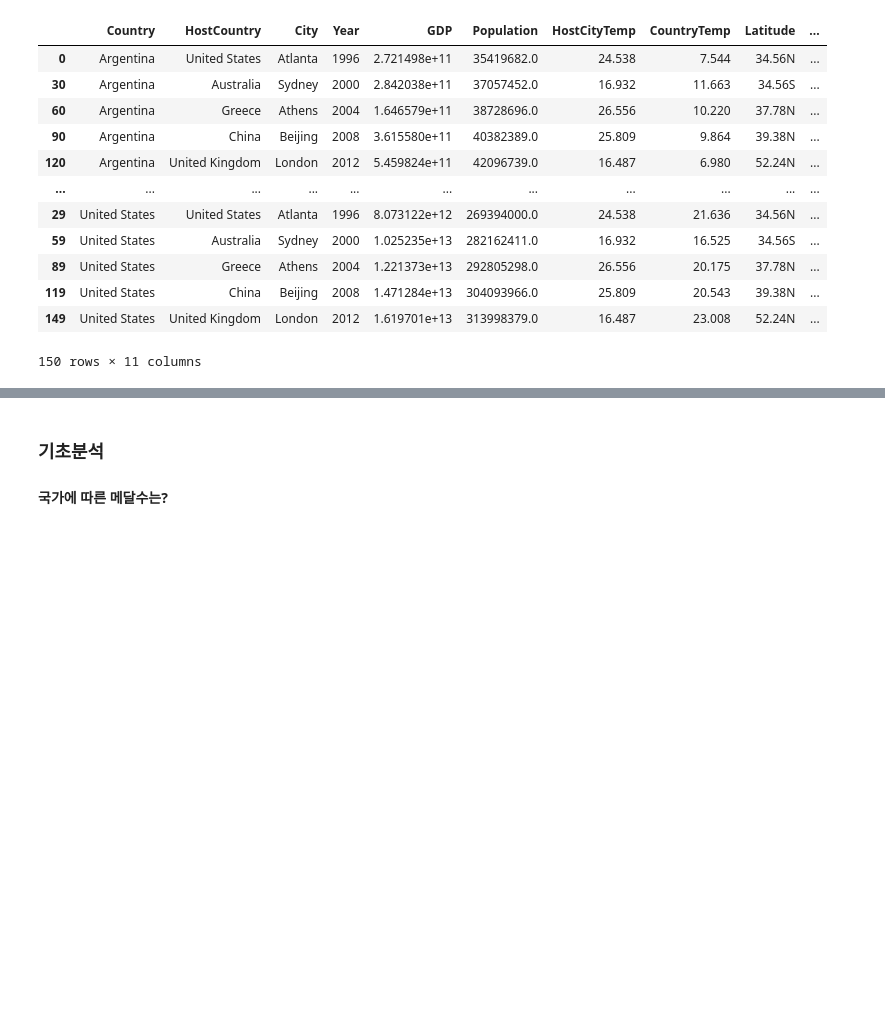
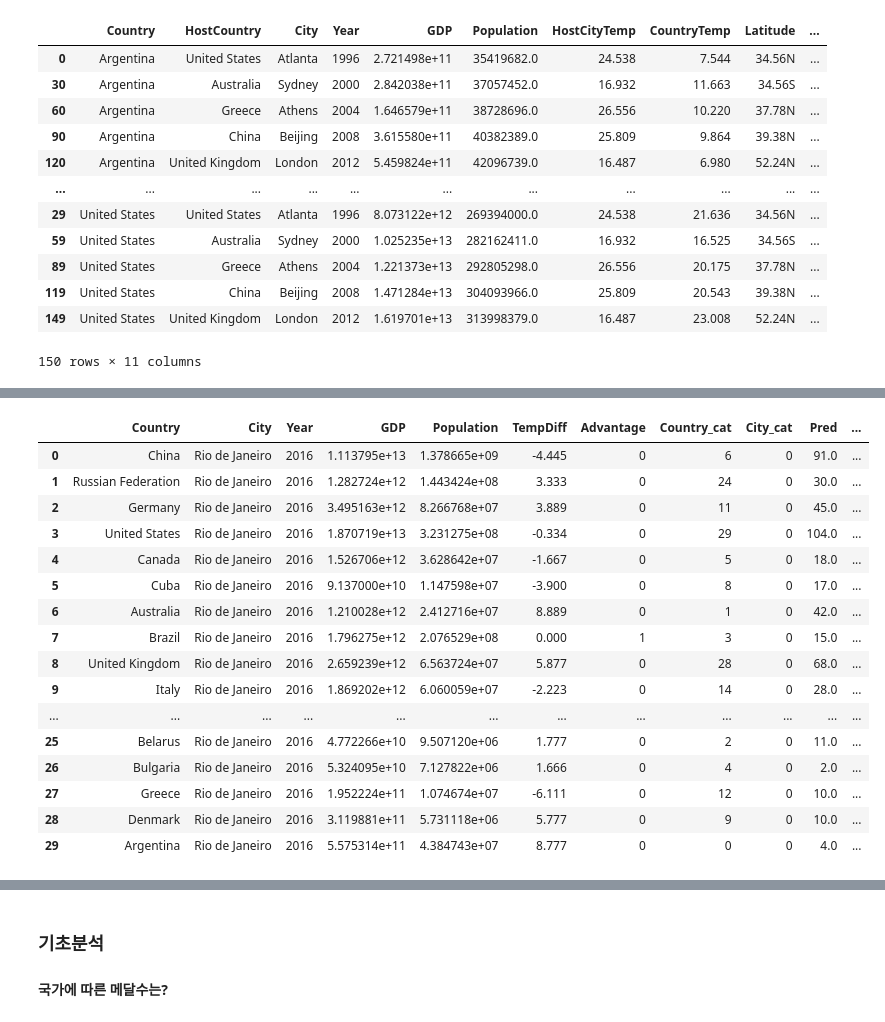
Before and after one commit to hogoood/my_own_project, a Jupyter notebook: Olympic Medals.ipynb, the cells around one changed output, grey strips where cells are left out. Cells and saved outputs as stored; diff of their text form; code cells hidden in the pictures; blank space fills up the shorter version.

```diff
--- a/Olympic Medals.ipynb
+++ b/Olympic Medals.ipynb
@@ -1052,0 +1748,11 @@ Length: 150, dtype: bool
+# %%
+rio_medal = pd.DataFrame([{"Country" : "China", "Medal" : 70}, {"Country" : "Hungary", "Medal" : 15}, {"Country" : "Argentina", "Medal" : 4},
+             {"Country" : "Russian Federation", "Medal" : 56}, {"Country" : "New Zealand", "Medal" : 18}, {"Country" : "Denmark", "Medal" : 15},
+             {"Country" : "Germany", "Medal" : 42}, {"Country" : "Netherlands", "Medal" : 19}, {"Country" : "Greece", "Medal" : 6},
+             {"Country" : "United States", "Medal" : 121}, {"Country" : "Sweden", "Medal" : 11}, {"Country" : "Bulgaria", "Medal" : 3},
+             {"Country" : "Canada", "Medal" : 22}, {"Country" : "Japan", "Medal" : 41}, {"Country" : "Belarus", "Medal" : 9},
+             {"Country" : "Cuba", "Medal" : 11}, {"Country" : "Spain", "Medal" : 17}, {"Country" : "Norway", "Medal" : 4},
+             {"Country" : "Australia", "Medal" : 29}, {"Country" : "Croatia", "Medal" : 10}, {"Country" : "Nigeria", "Medal" : 1},
+             {"Country" : "Brazil", "Medal" : 19}, {"Country" : "Korea, Rep.", "Medal" : 21}, {"Country" : "Romania", "Medal" : 4},
+             {"Country" : "United Kingdom", "Medal" : 67}, {"Country" : "Ukraine", "Medal" : 11}, {"Country" : "France", "Medal" : 42},
+             {"Country" : "Italy", "Medal" : 28}, {"Country" : "Poland", "Medal" : 11}, {"Country" : "Jamaica", "Medal" : 11}])
@@ -1052,0 +1787,21 @@ Length: 150, dtype: bool
+# %%
+rio['Pred_GB'] = pd.DataFrame(y_test_pred.round())
+rio.merge(rio_medal, left_on = 'Country', right_on = 'Country', how = 'left')
+# %% [output]
+|  | Country | City | Year | GDP | Population | TempDiff | Advantage | Country_cat | City_cat | Pred | ... |
+| 0 | China | Rio de Janeiro | 2016 | 1.113795e+13 | 1.378665e+09 | -4.445 | 0 | 6 | 0 | 91.0 | ... |
+| 1 | Russian Federation | Rio de Janeiro | 2016 | 1.282724e+12 | 1.443424e+08 | 3.333 | 0 | 24 | 0 | 30.0 | ... |
+| 2 | Germany | Rio de Janeiro | 2016 | 3.495163e+12 | 8.266768e+07 | 3.889 | 0 | 11 | 0 | 45.0 | ... |
+| 3 | United States | Rio de Janeiro | 2016 | 1.870719e+13 | 3.231275e+08 | -0.334 | 0 | 29 | 0 | 104.0 | ... |
+| 4 | Canada | Rio de Janeiro | 2016 | 1.526706e+12 | 3.628642e+07 | -1.667 | 0 | 5 | 0 | 18.0 | ... |
+| 5 | Cuba | Rio de Janeiro | 2016 | 9.137000e+10 | 1.147598e+07 | -3.900 | 0 | 8 | 0 | 17.0 | ... |
+| 6 | Australia | Rio de Janeiro | 2016 | 1.210028e+12 | 2.412716e+07 | 8.889 | 0 | 1 | 0 | 42.0 | ... |
+| 7 | Brazil | Rio de Janeiro | 2016 | 1.796275e+12 | 2.076529e+08 | 0.000 | 1 | 3 | 0 | 15.0 | ... |
+| 8 | United Kingdom | Rio de Janeiro | 2016 | 2.659239e+12 | 6.563724e+07 | 5.877 | 0 | 28 | 0 | 68.0 | ... |
+| 9 | Italy | Rio de Janeiro | 2016 | 1.869202e+12 | 6.060059e+07 | -2.223 | 0 | 14 | 0 | 28.0 | ... |
+| ... | ... | ... | ... | ... | ... | ... | ... | ... | ... | ... | ... |
+| 25 | Belarus | Rio de Janeiro | 2016 | 4.772266e+10 | 9.507120e+06 | 1.777 | 0 | 2 | 0 | 11.0 | ... |
+| 26 | Bulgaria | Rio de Janeiro | 2016 | 5.324095e+10 | 7.127822e+06 | 1.666 | 0 | 4 | 0 | 2.0 | ... |
+| 27 | Greece | Rio de Janeiro | 2016 | 1.952224e+11 | 1.074674e+07 | -6.111 | 0 | 12 | 0 | 10.0 | ... |
+| 28 | Denmark | Rio de Janeiro | 2016 | 3.119881e+11 | 5.731118e+06 | 5.777 | 0 | 9 | 0 | 10.0 | ... |
+| 29 | Argentina | Rio de Janeiro | 2016 | 5.575314e+11 | 4.384743e+07 | 8.777 | 0 | 0 | 0 | 4.0 | ... |
```
Also changed, not shown: parts of 63 cells of this notebook.
